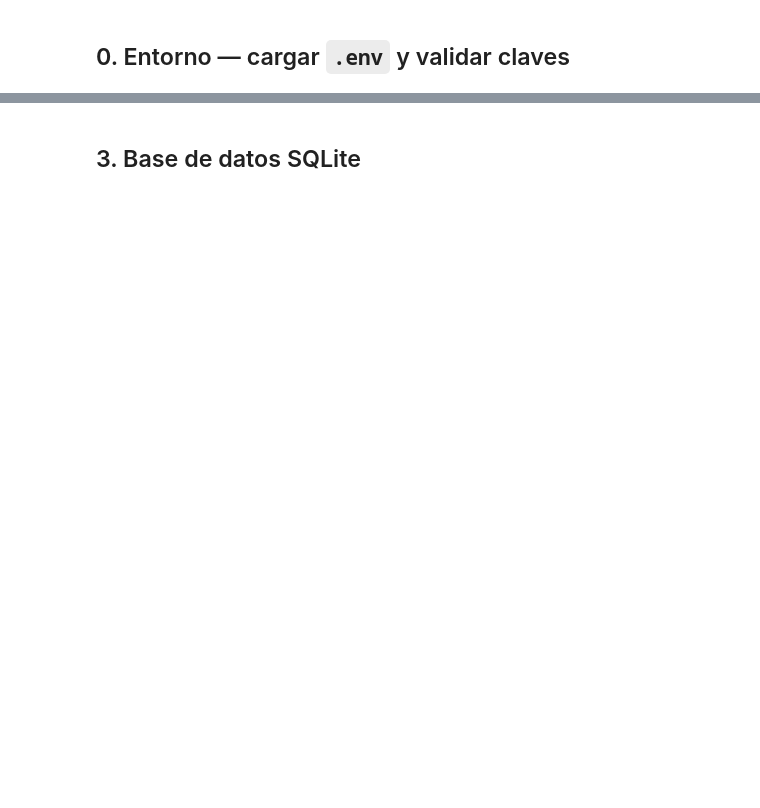
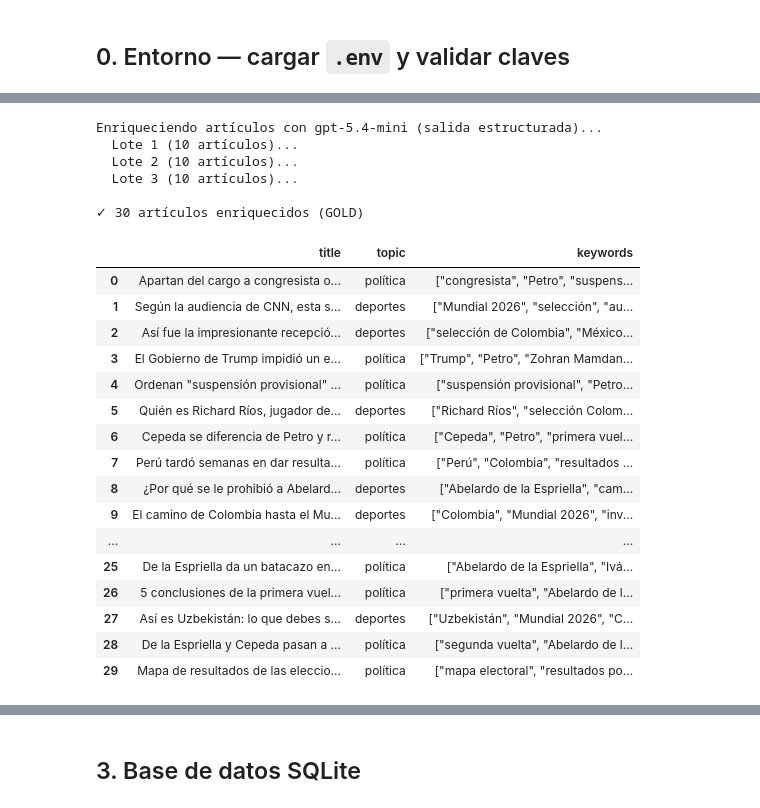
Before and after one commit to carlosjimenez88M/cop-fx-intelligence, a Jupyter notebook: notebooks/cnn.ipynb, the cells around one changed output, grey strips where cells are left out. Drawn from its saved outputs; the diff is of its cells as text; code cells hidden in the pictures; blank space fills up the shorter version.

```diff
--- a/notebooks/cnn.ipynb
+++ b/notebooks/cnn.ipynb
@@ -119,29 +168,49 @@ def enrich_with_llm(
 # %%
-print("Enriqueciendo artículos con Claude Haiku...")
-enrichment = enrich_with_llm(articles, api_key=api_key, batch_size=10)
-
-# Unir resultados con artículos originales
-enrichment_map = {r["id"]: r for r in enrichment}
+print("Enriqueciendo artículos con gpt-5.4-mini (salida estructurada)...")
+tags = enrich_with_llm(articles, batch_size=10)
 
 rows = []
-for i, article in enumerate(articles, start=1):
-    meta = enrichment_map.get(i, {"topic": "sin_clasificar", "keywords": []})
+for i, article in enumerate(articles):
+    tag = tags.get(i)
     rows.append({
         "title"       : article.title,
         "author"      : article.author,
         "published_at": article.published_at.isoformat(),
         "summary"     : article.summary,
         "url"         : article.url,
         "source"      : article.source,
-        "topic"       : meta.get("topic", "sin_clasificar"),
-        "keywords"    : json.dumps(meta.get("keywords", []), ensure_ascii=False),
+        "topic"       : tag.topic if tag else "sin_clasificar",
+        "keywords"    : json.dumps(tag.keywords if tag else [], ensure_ascii=False),
         "fetched_at"  : datetime.now(tz=timezone.utc).isoformat(),
     })
 
 df = pd.DataFrame(rows)
-print(f"\n✓ {len(df)} artículos enriquecidos")
-print(df[["título" if "título" in df.columns else "title", "topic", "keywords"]]
-      .rename(columns={"title": "título"}))
+print(f"\n✓ {len(df)} artículos enriquecidos (GOLD)")
+df[["title", "topic", "keywords"]]
+# %% [output]
+Enriqueciendo artículos con gpt-5.4-mini (salida estructurada)...
+  Lote 1 (10 artículos)...
+  Lote 2 (10 artículos)...
+  Lote 3 (10 artículos)...
+
+✓ 30 artículos enriquecidos (GOLD)
+|  | title | topic | keywords |
+| 0 | Apartan del cargo a congresista o... | política | ["congresista", "Petro", "suspens... |
+| 1 | Según la audiencia de CNN, esta s... | deportes | ["Mundial 2026", "selección", "au... |
+| 2 | Así fue la impresionante recepció... | deportes | ["selección de Colombia", "México... |
+| 3 | El Gobierno de Trump impidió un e... | política | ["Trump", "Petro", "Zohran Mamdan... |
+| 4 | Ordenan "suspensión provisional" ... | política | ["suspensión provisional", "Petro... |
+| 5 | Quién es Richard Ríos, jugador de... | deportes | ["Richard Ríos", "selección Colom... |
+| 6 | Cepeda se diferencia de Petro y r... | política | ["Cepeda", "Petro", "primera vuel... |
+| 7 | Perú tardó semanas en dar resulta... | política | ["Perú", "Colombia", "resultados ... |
+| 8 | ¿Por qué se le prohibió a Abelard... | deportes | ["Abelardo de la Espriella", "cam... |
+| 9 | El camino de Colombia hasta el Mu... | deportes | ["Colombia", "Mundial 2026", "inv... |
+| ... | ... | ... | ... |
+| 25 | De la Espriella da un batacazo en... | política | ["Abelardo de la Espriella", "Ivá... |
+| 26 | 5 conclusiones de la primera vuel... | política | ["primera vuelta", "Abelardo de l... |
+| 27 | Así es Uzbekistán: lo que debes s... | deportes | ["Uzbekistán", "Mundial 2026", "C... |
+| 28 | De la Espriella y Cepeda pasan a ... | política | ["segunda vuelta", "Abelardo de l... |
+| 29 | Mapa de resultados de las eleccio... | política | ["mapa electoral", "resultados po... |
 # %%
 # Distribución de tópicos
 df["topic"].value_counts().rename("artículos").to_frame()
```
Also changed, not shown: parts of 19 cells of this notebook, 3 other files.
